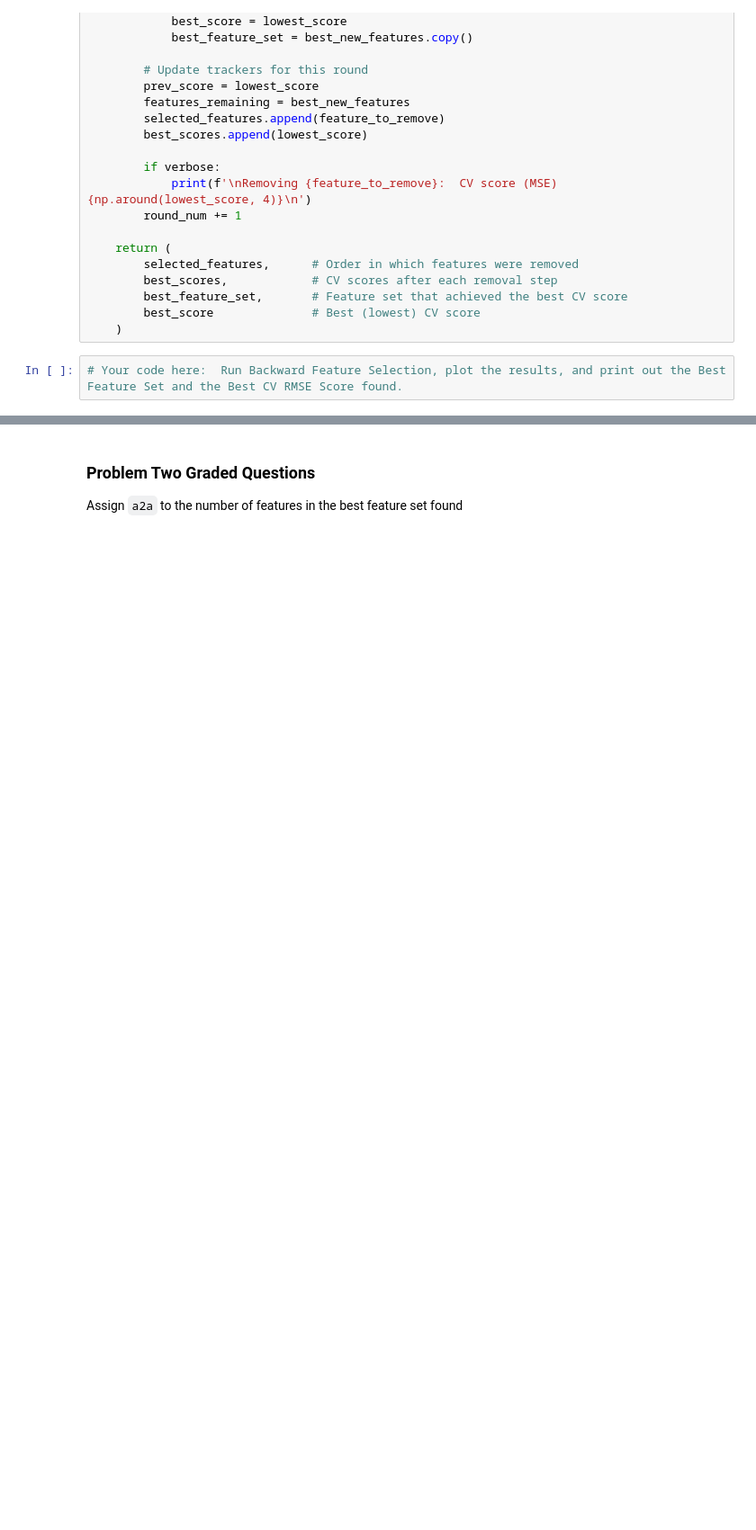
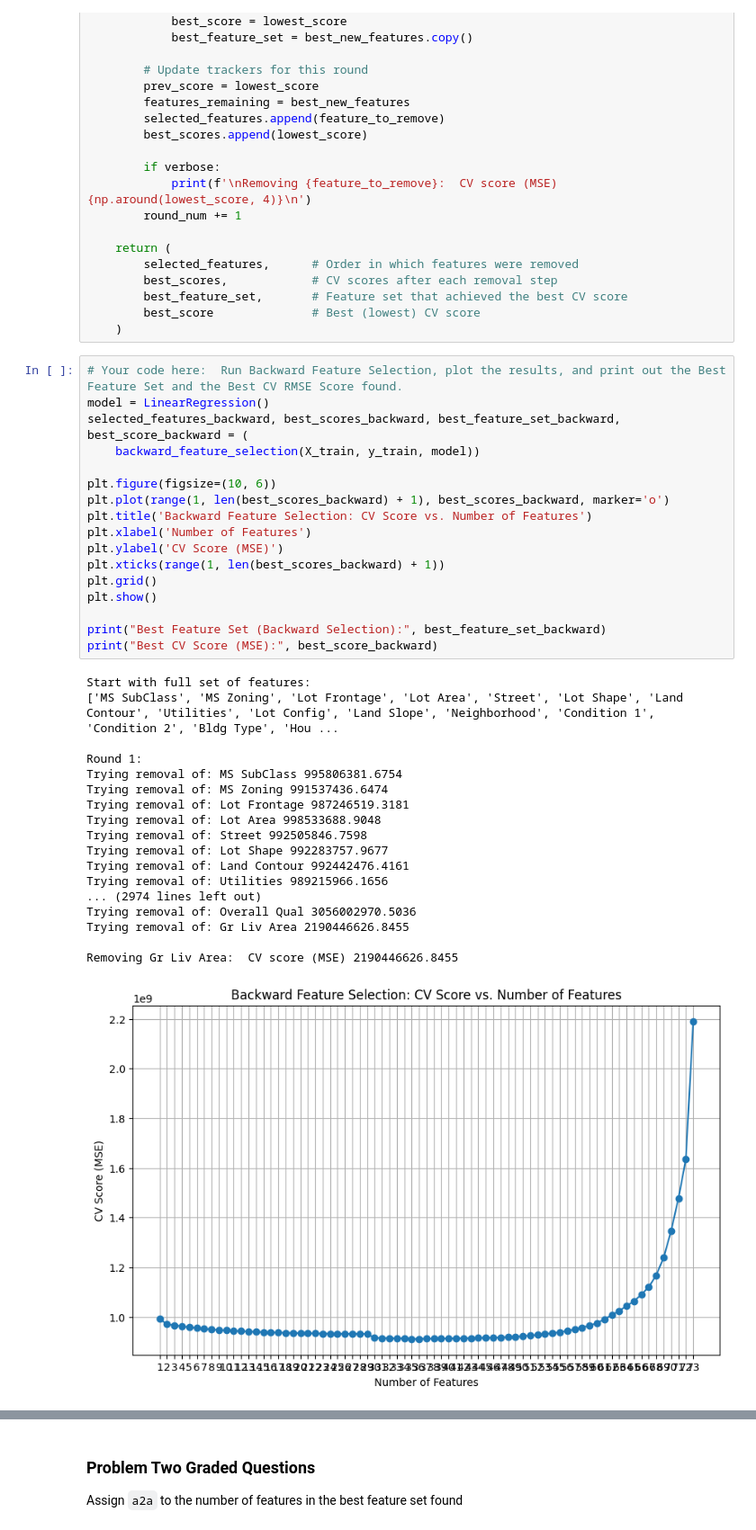
Before and after one commit to Quantum-Cosmic/Module-3-Assignments, a Jupyter notebook: Homework_05.ipynb, the cells around one changed output, grey strips where cells are left out. Shown at 90% size. Cells and saved outputs as stored; diff of their text form; blank space fills up the shorter version.

```diff
--- a/Homework_05.ipynb
+++ b/Homework_05.ipynb
@@ -308,3 +327,37 @@ def backward_feature_selection(X, y, model,
     )
 # %%
 # Your code here:  Run Backward Feature Selection, plot the results, and print out the Best Feature Set and the Best CV RMSE Score found.
+model = LinearRegression()
+selected_features_backward, best_scores_backward, best_feature_set_backward, best_score_backward = (
+    backward_feature_selection(X_train, y_train, model))
+
+plt.figure(figsize=(10, 6))
+plt.plot(range(1, len(best_scores_backward) + 1), best_scores_backward, marker='o')
+plt.title('Backward Feature Selection: CV Score vs. Number of Features')
+plt.xlabel('Number of Features')
+plt.ylabel('CV Score (MSE)')
+plt.xticks(range(1, len(best_scores_backward) + 1))
+plt.grid()
+plt.show()
+
+print("Best Feature Set (Backward Selection):", best_feature_set_backward)
+print("Best CV Score (MSE):", best_score_backward)
+# %% [output]
+Start with full set of features:
+['MS SubClass', 'MS Zoning', 'Lot Frontage', 'Lot Area', 'Street', 'Lot Shape', 'Land Contour', 'Utilities', 'Lot Config', 'Land Slope', 'Neighborhood', 'Condition 1', 'Condition 2', 'Bldg Type', 'Hou ...
+
+Round 1:
+Trying removal of: MS SubClass 995806381.6754
+Trying removal of: MS Zoning 991537436.6474
+Trying removal of: Lot Frontage 987246519.3181
+Trying removal of: Lot Area 998533688.9048
+Trying removal of: Street 992505846.7598
+Trying removal of: Lot Shape 992283757.9677
+Trying removal of: Land Contour 992442476.4161
+Trying removal of: Utilities 989215966.1656
+... (2974 lines left out)
+Trying removal of: Overall Qual 3056002970.5036
+Trying removal of: Gr Liv Area 2190446626.8455
+
+Removing Gr Liv Area:  CV score (MSE) 2190446626.8455
+[figure, added]
```
Also changed, not shown: parts of 31 cells of this notebook.
